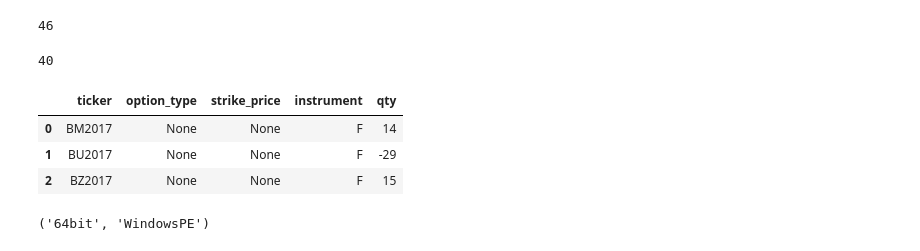
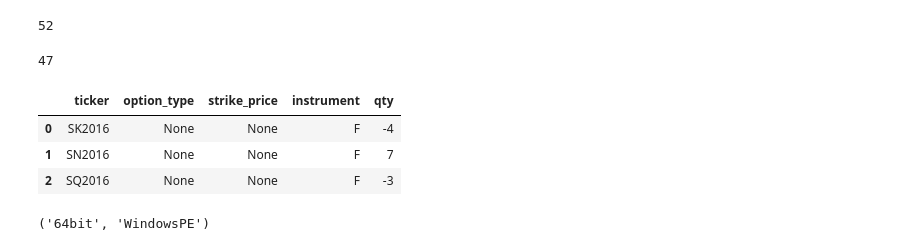
Before and after one commit to d0p34m1n3/repo_barbarossa, a Jupyter notebook: PycharmProjects/ta/trade_helper.ipynb, the cells around one changed output. Saved outputs shown, nothing was run; the diff lists cells and outputs as text; code cells hidden in the pictures.

```diff
--- a/PycharmProjects/ta/trade_helper.ipynb
+++ b/PycharmProjects/ta/trade_helper.ipynb
@@ -5,15 +5,15 @@ report_date = exp.doubledate_shift_bus_days()
 # Create DB Strategy
 
 import ta.strategy as ts
-ts.generate_db_strategy_from_strategy_sheet(id=48,strategy_class='futures_butterfly',report_date=report_date)
+ts.generate_db_strategy_from_strategy_sheet(id=96,strategy_class='futures_butterfly',report_date=report_date)
 # %% [output]
-46
+52
 # %%
 # Create Misc Strategy
 import ta.strategy as ts
-ts.generate_db_strategy_from_alias(alias='spreadCarryFeb16_2',description_string='strategy_class=spread_carry&betsize=330')
+ts.generate_db_strategy_from_alias(alias='B_pca_March16',description_string='strategy_class=curve_pca&betsize=550')
 # %% [output]
-40
+47
 # %%
 import ta.tt_fill_loader as tfl
 import datetime as dt
@@ -35,11 +35,11 @@ tapnl.close_strategy(alias='CLU2016Z2016Z2016H2017')
 # %%
 import ta.strategy as tas
-tas.get_net_position_4strategy_alias(alias='BM2017U2017U2017Z2017')
+tas.get_net_position_4strategy_alias(alias='SN2016Q2016K2016N2016')
 # %% [output]
 |  | ticker | option_type | strike_price | instrument | qty |
-| 0 | BM2017 | None | None | F | 14 |
-| 1 | BU2017 | None | None | F | -29 |
-| 2 | BZ2017 | None | None | F | 15 |
+| 0 | SK2016 | None | None | F | -4 |
+| 1 | SN2016 | None | None | F | 7 |
+| 2 | SQ2016 | None | None | F | -3 |
 # %%
 import platform
 platform.architecture()
```
Also changed, not shown: parts of 1 cell of this notebook, 15 other files.
